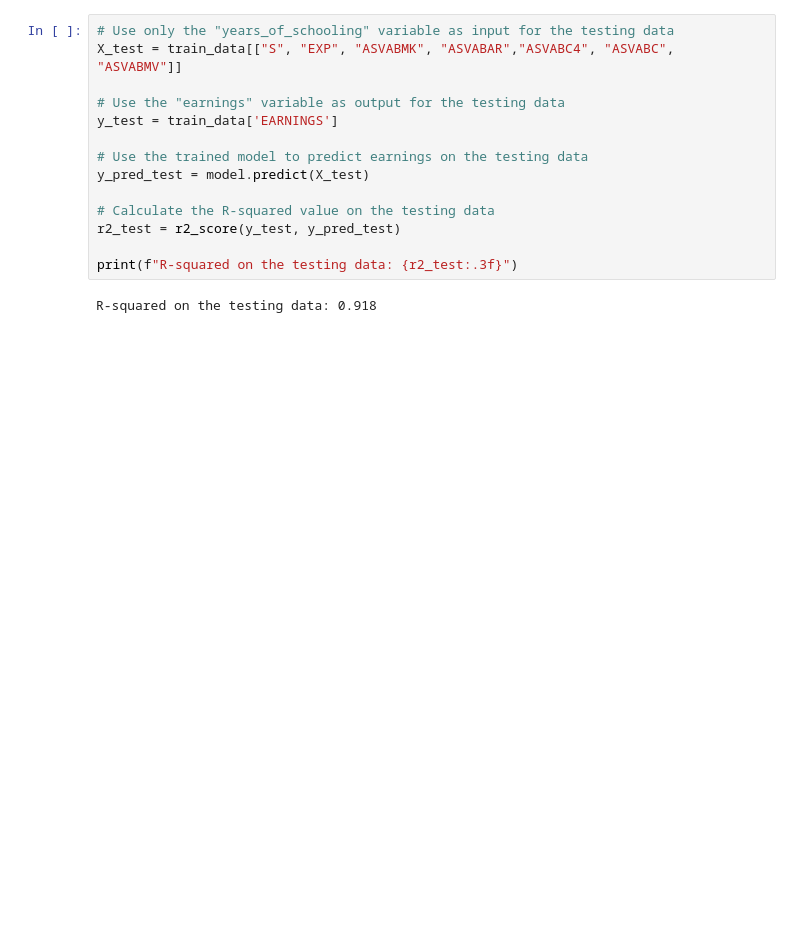
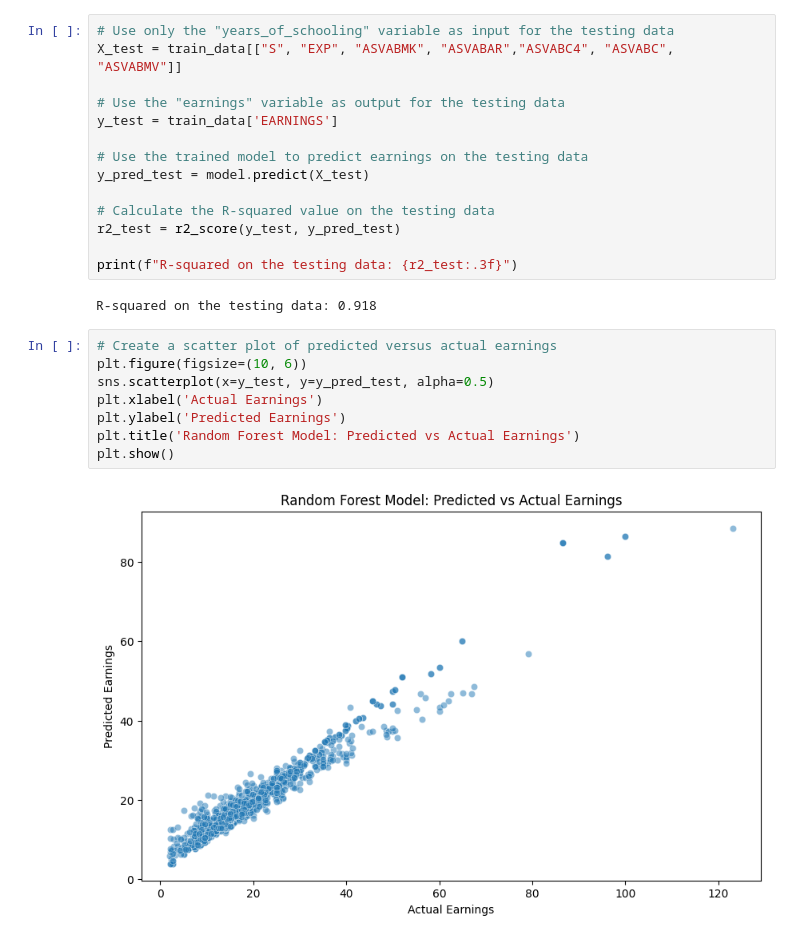
Before and after one commit to Mrcl3/20_Python_projects, a Jupyter notebook: Determinants of earnings/earnings_prediction.ipynb, the cells around one changed output. Drawn from its saved outputs; the diff is of its cells as text; blank space fills up the shorter version.

```diff
--- a/Determinants of earnings/earnings_prediction.ipynb
+++ b/Determinants of earnings/earnings_prediction.ipynb
@@ -495,6 +518,16 @@ r2_test = r2_score(y_test, y_pred_test)
 print(f"R-squared on the testing data: {r2_test:.3f}")
 # %% [output]
 R-squared on the testing data: 0.918
+# %%
+# Create a scatter plot of predicted versus actual earnings
+plt.figure(figsize=(10, 6))
+sns.scatterplot(x=y_test, y=y_pred_test, alpha=0.5)
+plt.xlabel('Actual Earnings')
+plt.ylabel('Predicted Earnings')
+plt.title('Random Forest Model: Predicted vs Actual Earnings')
+plt.show()
+# %% [output]
+[figure, added]
 # %%
 residuals = y_test - y_pred_test
 plt.hist(residuals, bins=20)
```
Also changed, not shown: parts of 8 cells of this notebook.
